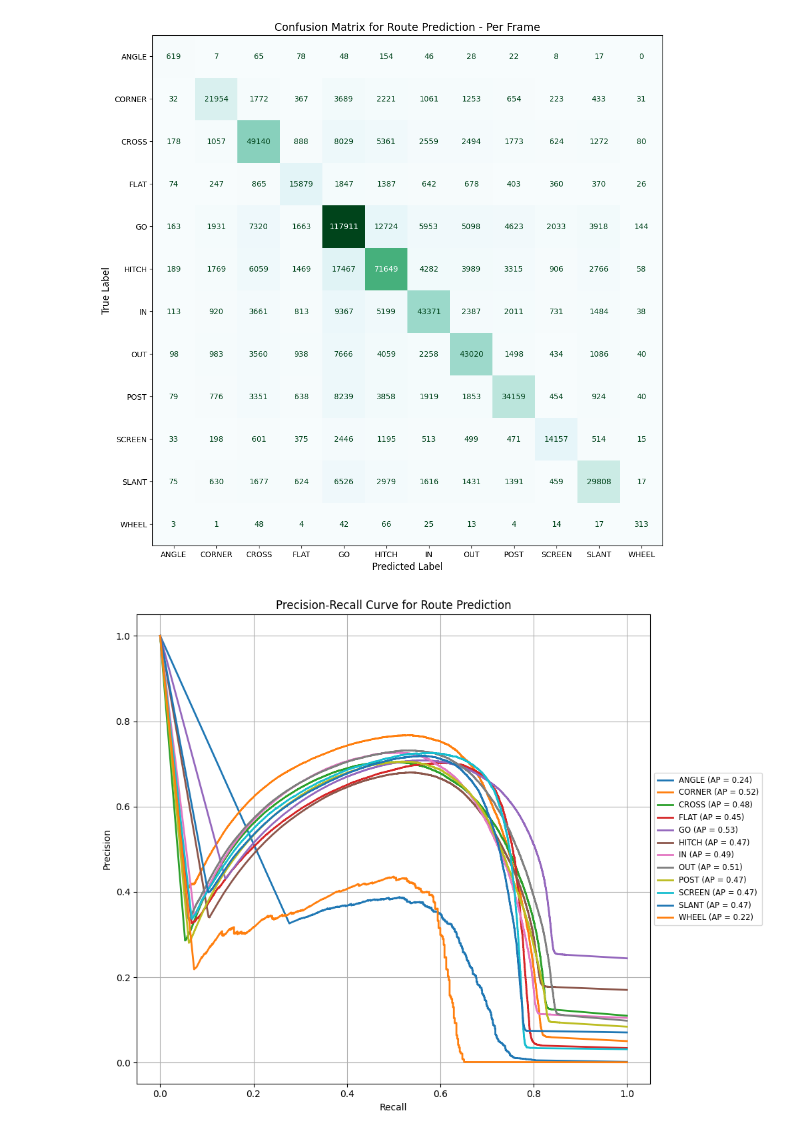
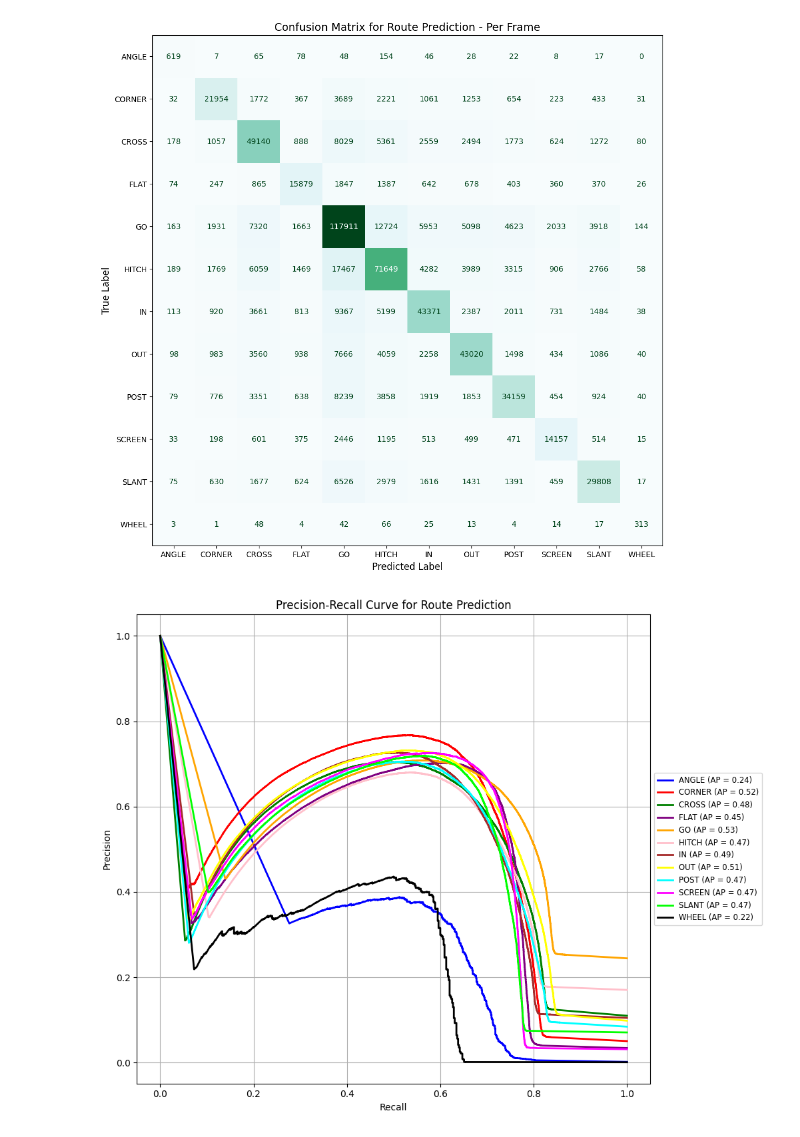
Before and after one commit to array-carpenter/route_deceptiveness_score, a Jupyter notebook: train_model.ipynb, the cells around one changed output. Drawn from its saved outputs; the diff is of its cells as text; code cells hidden in the pictures.

```diff
--- a/train_model.ipynb
+++ b/train_model.ipynb
@@ -218,42 +218,57 @@ route_map = {
     7: 'OUT',
     8: 'POST',
     9: 'SCREEN',
     10: 'SLANT',
     11: 'WHEEL'
 }
 
+route_colors = {
+    'ANGLE': 'blue',
+    'CORNER': 'red',
+    'CROSS': 'green',
+    'FLAT': 'purple',
+    'GO': 'orange',
+    'HITCH': 'pink',
+    'IN': 'brown',
+    'OUT': 'yellow',
+    'POST': 'cyan',
+    'SCREEN': 'magenta',
+    'SLANT': 'lime',
+    'WHEEL': 'black'
+}
+
 # Compute precision-recall curve and average precision for each class
 precision = {}
 recall = {}
 average_precision = {}
 
 for class_id in range(len(route_map)):
     precision[class_id], recall[class_id], _ = precision_recall_curve(
-        (y_test == class_id).astype(int), y_prob[:, class_id]
+        (y_test == class_id).astype(int),
+        y_prob[:, class_id]
     )
     average_precision[class_id] = average_precision_score(
-        (y_test == class_id).astype(int), y_prob[:, class_id]
+        (y_test == class_id).astype(int),
+        y_prob[:, class_id]
     )
 
 # Create a single Precision-Recall plot
 plt.figure(figsize=(12, 8))
 for class_id, route_name in route_map.items():
-    plt.plot(recall[class_id], precision[class_id], lw=2,
-             label=f"{route_name} (AP = {average_precision[class_id]:.2f})")
+    plt.plot(
+        recall[class_id],
+        precision[class_id],
+        lw=2,
+        color=route_colors[route_name],
+        label=f"{route_name} (AP = {average_precision[class_id]:.2f})"
+    )
 
-# Add title and labels
 plt.xlabel("Recall")
 plt.ylabel("Precision")
 plt.title("Precision-Recall Curve for Route Prediction")
 plt.grid()
-
-# Place the legend outside the plot
 plt.legend(loc='center left', bbox_to_anchor=(1, 0.5), fontsize='small')
-
-# Adjust layout to fit the legend
 plt.tight_layout(rect=[0, 0, 0.85, 1])
-
-# Show the plot
 plt.show()
 # %% [output]
-[figure, old version]
+[figure, new version]
```
Also changed, not shown: 3 other files.
